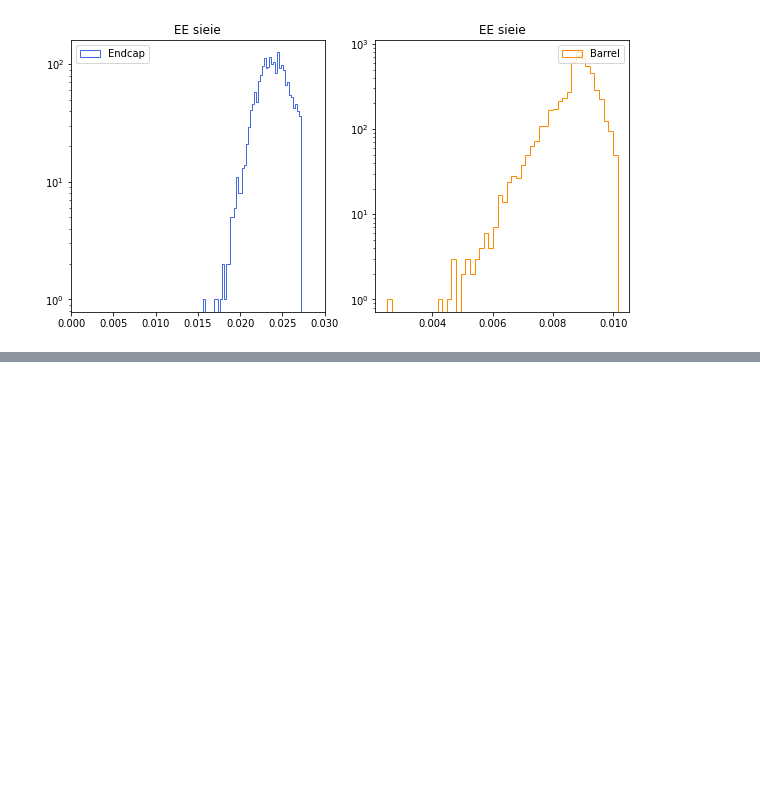
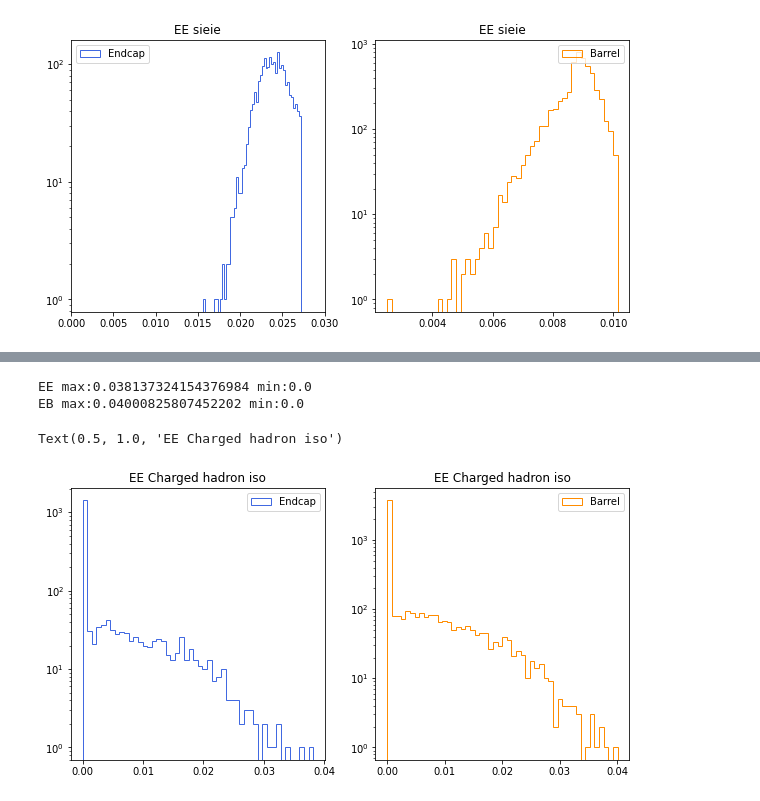
Before and after one commit to JW-corp/J.W_Analysis, a Jupyter notebook: Coffea_WZG/Jupyter/BinsLab.ipynb, the cells around one changed output, grey strips where cells are left out. Cells and saved outputs as stored; diff of their text form; code cells hidden in the pictures; blank space fills up the shorter version.

Commit message:
Charged Iso

```diff
--- a/Coffea_WZG/Jupyter/BinsLab.ipynb
+++ b/Coffea_WZG/Jupyter/BinsLab.ipynb
@@ -129,0 +134,21 @@ Text(0.5, 1.0, 'EE sieie')
+# %%
+print("EE max:{0} min:{1}".format(ak.max(flat_dim(EE_Pho.pfRelIso03_chg)),ak.min(flat_dim(EE_Pho.pfRelIso03_chg))))
+print("EB max:{0} min:{1}".format(ak.max(flat_dim(EB_Pho.pfRelIso03_chg)),ak.min(flat_dim(EB_Pho.pfRelIso03_chg))))
+# %% [output]
+EE max:0.038137324154376984 min:0.0
+EB max:0.04000825807452202 min:0.0
+# %%
+fig,axs = plt.subplots(1,2,figsize=(10,5))
+axs[0].hist(flat_dim(EE_Pho.pfRelIso03_chg),bins=50,color='royalblue',histtype='step',label='Endcap')
+axs[0].set_yscale('log')
+axs[0].legend()
+axs[0].set_title('EE Charged hadron iso')
+#axs[0].set_xlim(0,0.1)
+
+axs[1].hist(flat_dim(EB_Pho.pfRelIso03_chg),bins=50,color='darkorange',histtype='step',label='Barrel')
+axs[1].set_yscale('log')
+axs[1].legend()
+axs[1].set_title('EE Charged hadron iso')
+# %% [output]
+Text(0.5, 1.0, 'EE Charged hadron iso')
+[figure, added]
```
Also changed, not shown: parts of 3 cells of this notebook.
